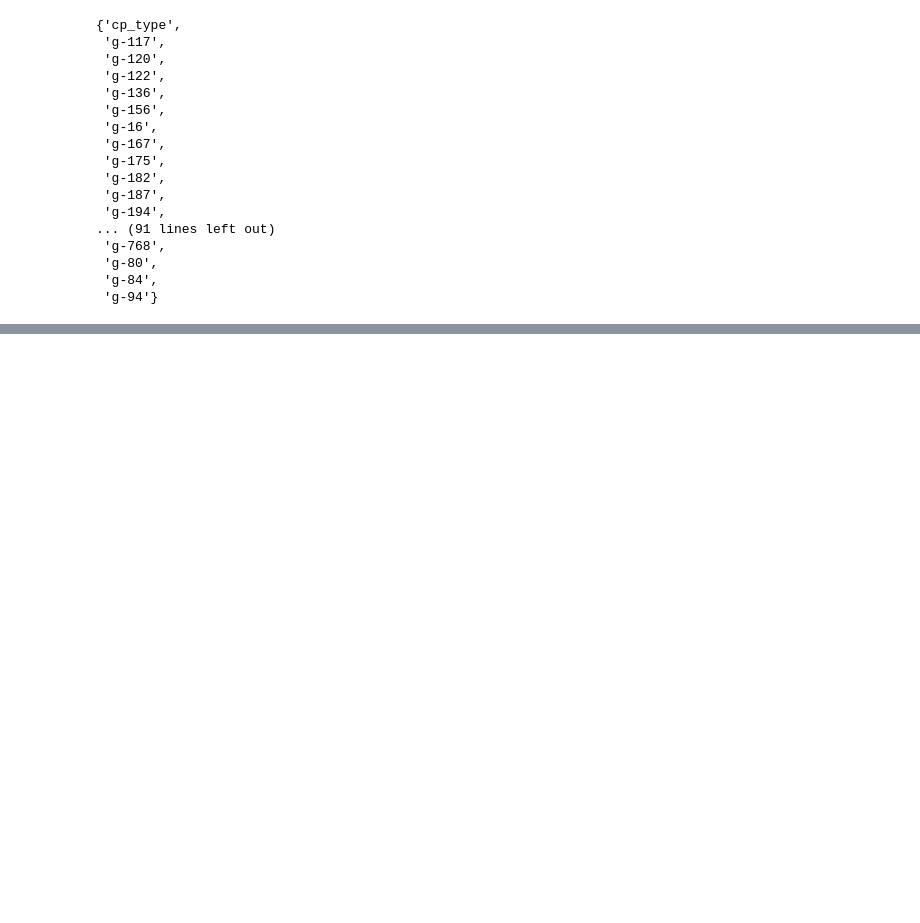
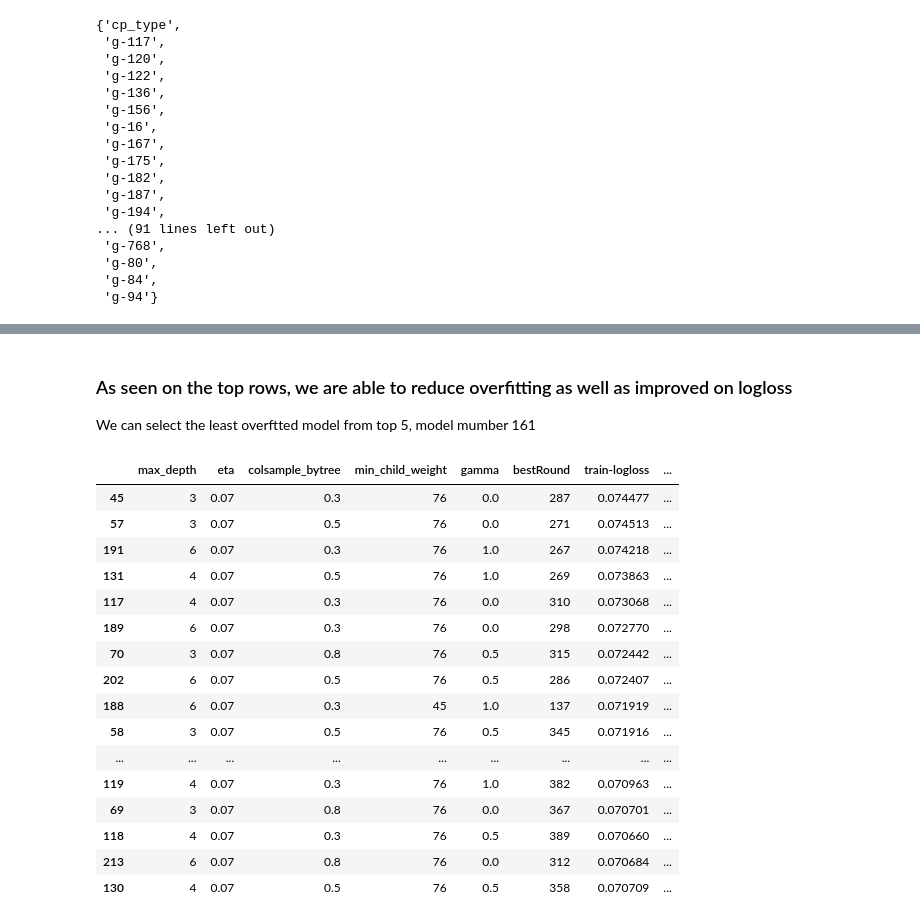
Before and after one commit to Seeker875/MoADrugDiscovery, a Jupyter notebook: dev/xgBoostParamTune.ipynb, the cells around one changed output, grey strips where cells are left out. Saved outputs shown, nothing was run; the diff lists cells and outputs as text; code cells hidden in the pictures; blank space fills up the shorter version.

```diff
--- a/dev/xgBoostParamTune.ipynb
+++ b/dev/xgBoostParamTune.ipynb
@@ -913,0 +950,24 @@ pd.DataFrame(finVars).to_csv('../dumps/finVars_cyclooxygenase_inhibitor.csv')
+# %% [markdown]
+### As seen on the top rows, we are able to reduce overfitting as well as improved on logloss
+
+We can select the least overftted model from top 5, model mumber 161
+# %%
+Finparams[Finparams['bestRound']<900].sort_values(['overfit']).head(20)
+# %% [output]
+|  | max_depth | eta | colsample_bytree | min_child_weight | gamma | bestRound | train-logloss | ... |
+| 45 | 3 | 0.07 | 0.3 | 76 | 0.0 | 287 | 0.074477 | ... |
+| 57 | 3 | 0.07 | 0.5 | 76 | 0.0 | 271 | 0.074513 | ... |
+| 191 | 6 | 0.07 | 0.3 | 76 | 1.0 | 267 | 0.074218 | ... |
+| 131 | 4 | 0.07 | 0.5 | 76 | 1.0 | 269 | 0.073863 | ... |
+| 117 | 4 | 0.07 | 0.3 | 76 | 0.0 | 310 | 0.073068 | ... |
+| 189 | 6 | 0.07 | 0.3 | 76 | 0.0 | 298 | 0.072770 | ... |
+| 70 | 3 | 0.07 | 0.8 | 76 | 0.5 | 315 | 0.072442 | ... |
+| 202 | 6 | 0.07 | 0.5 | 76 | 0.5 | 286 | 0.072407 | ... |
+| 188 | 6 | 0.07 | 0.3 | 45 | 1.0 | 137 | 0.071919 | ... |
+| 58 | 3 | 0.07 | 0.5 | 76 | 0.5 | 345 | 0.071916 | ... |
+| ... | ... | ... | ... | ... | ... | ... | ... | ... |
+| 119 | 4 | 0.07 | 0.3 | 76 | 1.0 | 382 | 0.070963 | ... |
+| 69 | 3 | 0.07 | 0.8 | 76 | 0.0 | 367 | 0.070701 | ... |
+| 118 | 4 | 0.07 | 0.3 | 76 | 0.5 | 389 | 0.070660 | ... |
+| 213 | 6 | 0.07 | 0.8 | 76 | 0.0 | 312 | 0.070684 | ... |
+| 130 | 4 | 0.07 | 0.5 | 76 | 0.5 | 358 | 0.070709 | ... |
```
Also changed, not shown: parts of 17 cells of this notebook, 2 other files.
